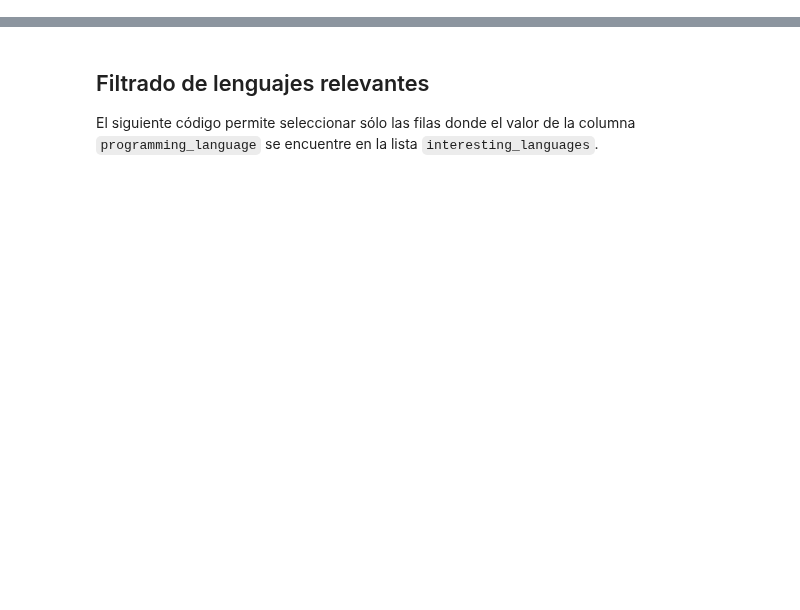
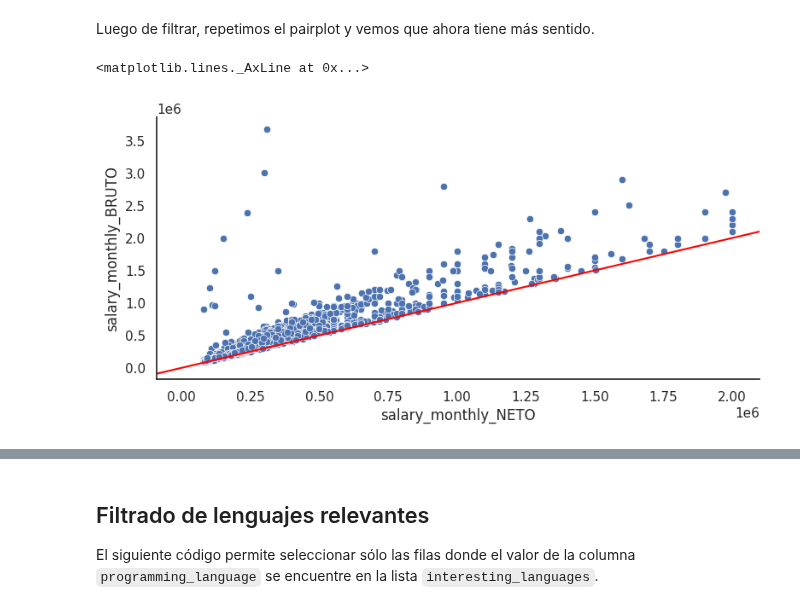
Before and after one commit to Cheva94/Diplo_G22, a Jupyter notebook: AyVD/resolucion_AyVD_parte1.ipynb, the cells around one changed output, grey strips where cells are left out. Cells and saved outputs as stored; diff of their text form; code cells hidden in the pictures; blank space fills up the shorter version.

```diff
--- a/AyVD/resolucion_AyVD_parte1.ipynb
+++ b/AyVD/resolucion_AyVD_parte1.ipynb
@@ -251,0 +129,9 @@ print(df_lang_copy)
+# %% [markdown]
+Luego de filtrar, repetimos el pairplot y vemos que ahora tiene más sentido.
+# %%
+sns.pairplot(data=df_acot, y_vars=['salary_monthly_BRUTO'], x_vars=['salary_monthly_NETO'], aspect=2, height=4)
+plt.ticklabel_format(style='sci', axis='both', scilimits=(6,6))
+plt.axline(xy1=(10000, 10000), xy2=(2000000, 2000000), color="red")
+# %% [output]
+<matplotlib.lines._AxLine at 0x...>
+[figure, added]
```
Also changed, not shown: parts of 53 cells of this notebook.
